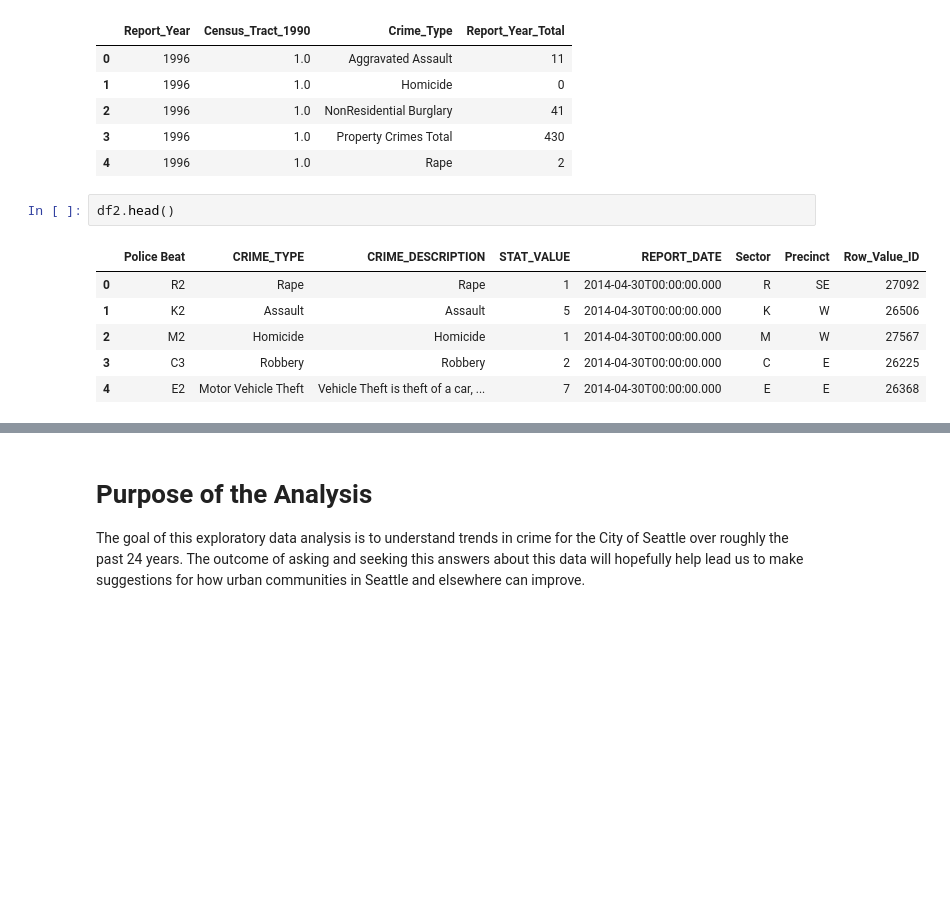
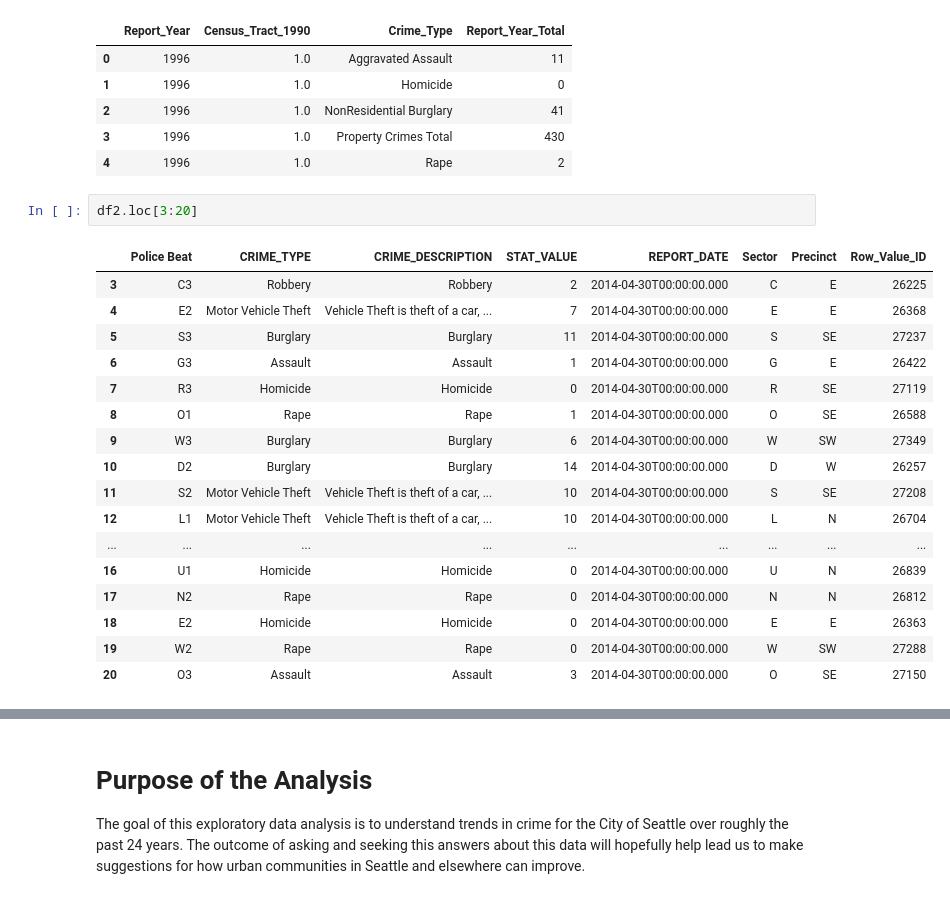
Before and after one commit to UPstartDeveloper/seattle-crime-analysis, a Jupyter notebook: analysis.ipynb, the cells around one changed output, grey strips where cells are left out. Drawn from its saved outputs; the diff is of its cells as text; blank space fills up the shorter version.

```diff
--- a/analysis.ipynb
+++ b/analysis.ipynb
@@ -27,12 +27,23 @@ df1.head()
 | 2 | 1996 | 1.0 | NonResidential Burglary | 41 |
 | 3 | 1996 | 1.0 | Property Crimes Total | 430 |
 | 4 | 1996 | 1.0 | Rape | 2 |
-# %%
-df2.head()
-# %% [output]
-|  | Police Beat | CRIME_TYPE | CRIME_DESCRIPTION | STAT_VALUE | REPORT_DATE | Sector | Precinct | Row_Value_ID |
-| 0 | R2 | Rape | Rape | 1 | 2014-04-30T00:00:00.000 | R | SE | 27092 |
-| 1 | K2 | Assault | Assault | 5 | 2014-04-30T00:00:00.000 | K | W | 26506 |
-| 2 | M2 | Homicide | Homicide | 1 | 2014-04-30T00:00:00.000 | M | W | 27567 |
-| 3 | C3 | Robbery | Robbery | 2 | 2014-04-30T00:00:00.000 | C | E | 26225 |
-| 4 | E2 | Motor Vehicle Theft | Vehicle Theft is theft of a car, ... | 7 | 2014-04-30T00:00:00.000 | E | E | 26368 |
+# %%
+df2.loc[3:20]
+# %% [output]
+|  | Police Beat | CRIME_TYPE | CRIME_DESCRIPTION | STAT_VALUE | REPORT_DATE | Sector | Precinct | Row_Value_ID |
+| 3 | C3 | Robbery | Robbery | 2 | 2014-04-30T00:00:00.000 | C | E | 26225 |
+| 4 | E2 | Motor Vehicle Theft | Vehicle Theft is theft of a car, ... | 7 | 2014-04-30T00:00:00.000 | E | E | 26368 |
+| 5 | S3 | Burglary | Burglary | 11 | 2014-04-30T00:00:00.000 | S | SE | 27237 |
+| 6 | G3 | Assault | Assault | 1 | 2014-04-30T00:00:00.000 | G | E | 26422 |
+| 7 | R3 | Homicide | Homicide | 0 | 2014-04-30T00:00:00.000 | R | SE | 27119 |
+| 8 | O1 | Rape | Rape | 1 | 2014-04-30T00:00:00.000 | O | SE | 26588 |
+| 9 | W3 | Burglary | Burglary | 6 | 2014-04-30T00:00:00.000 | W | SW | 27349 |
+| 10 | D2 | Burglary | Burglary | 14 | 2014-04-30T00:00:00.000 | D | W | 26257 |
+| 11 | S2 | Motor Vehicle Theft | Vehicle Theft is theft of a car, ... | 10 | 2014-04-30T00:00:00.000 | S | SE | 27208 |
+| 12 | L1 | Motor Vehicle Theft | Vehicle Theft is theft of a car, ... | 10 | 2014-04-30T00:00:00.000 | L | N | 26704 |
+| ... | ... | ... | ... | ... | ... | ... | ... | ... |
+| 16 | U1 | Homicide | Homicide | 0 | 2014-04-30T00:00:00.000 | U | N | 26839 |
+| 17 | N2 | Rape | Rape | 0 | 2014-04-30T00:00:00.000 | N | N | 26812 |
+| 18 | E2 | Homicide | Homicide | 0 | 2014-04-30T00:00:00.000 | E | E | 26363 |
+| 19 | W2 | Rape | Rape | 0 | 2014-04-30T00:00:00.000 | W | SW | 27288 |
+| 20 | O3 | Assault | Assault | 3 | 2014-04-30T00:00:00.000 | O | SE | 27150 |
```
Also changed, not shown: parts of 5 cells of this notebook, 1 other file.
